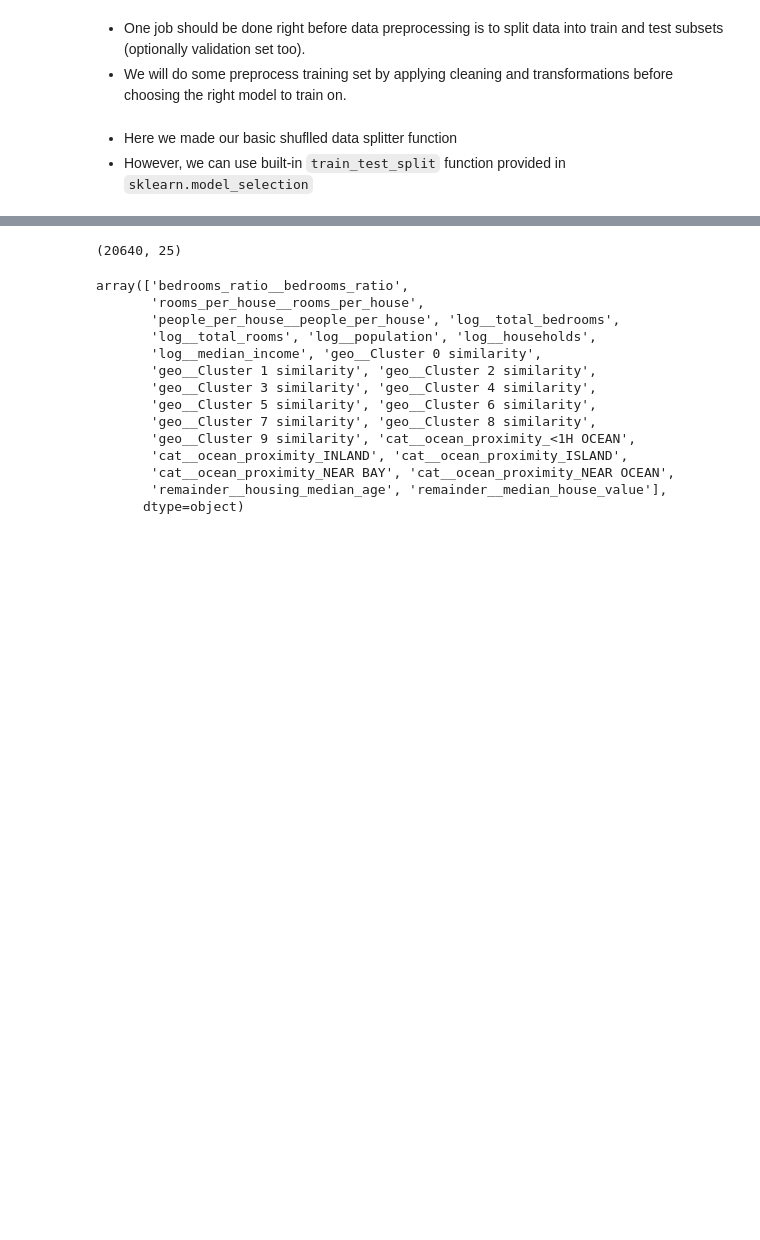
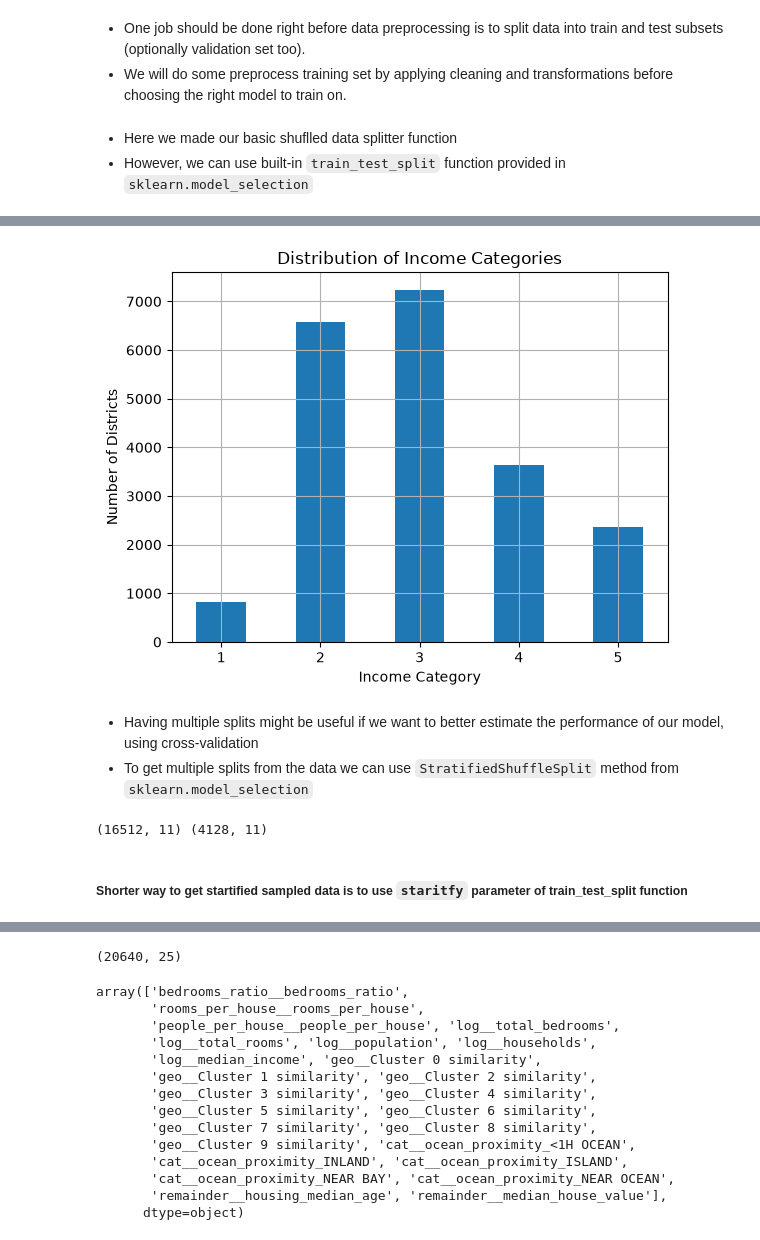
Before and after one commit to yusufjonc07/ML-learning, a Jupyter notebook: HandsOnML.ipynb, the cells around one changed output, grey strips where cells are left out. Drawn from its saved outputs; the diff is of its cells as text; code cells hidden in the pictures; blank space fills up the shorter version.

Commit message:
Implement feature X to enhance user experience and optimize performance

```diff
--- a/HandsOnML.ipynb
+++ b/HandsOnML.ipynb
@@ -118,0 +170,32 @@ plt.show()
+# %%
+housing['income_cat'] = pd.cut(housing['median_income'],
+                               bins=[0., 1.5, 3.0, 4.5, 6., np.inf],
+                               labels=[1, 2, 3, 4, 5])
+housing['income_cat'].value_counts().sort_index().plot.bar(rot=0, grid=True)
+plt.xlabel('Income Category')
+plt.ylabel('Number of Districts')
+plt.title('Distribution of Income Categories')
+plt.show()
+# %% [output]
+[figure, added]
+# %% [markdown]
+- Having multiple splits might be useful if we want to better estimate the performance of our model, using cross-validation
+- To get multiple splits from the data we can use `StratifiedShuffleSplit` method from `sklearn.model_selection`
+# %%
+from sklearn.model_selection import StratifiedShuffleSplit
+
+splitter = StratifiedShuffleSplit(n_splits=1, test_size=0.2, random_state=42)
+star_splits = []
+for train_index, test_index in splitter.split(housing, housing['income_cat']):
+    strat_train_set = housing.loc[train_index]
+    strat_test_set = housing.loc[test_index]
+    star_splits.append((strat_train_set, strat_test_set))
+
+
+## then we can jsut use first split
+strat_train_set, strat_test_set = star_splits[0]
+print(strat_train_set.shape, strat_test_set.shape)
+# %% [output]
+(16512, 11) (4128, 11)
+# %% [markdown]
+##### Shorter way to get startified sampled data is to use `staritfy` parameter of train_test_split function
```
Also changed, not shown: parts of 14 cells of this notebook.
